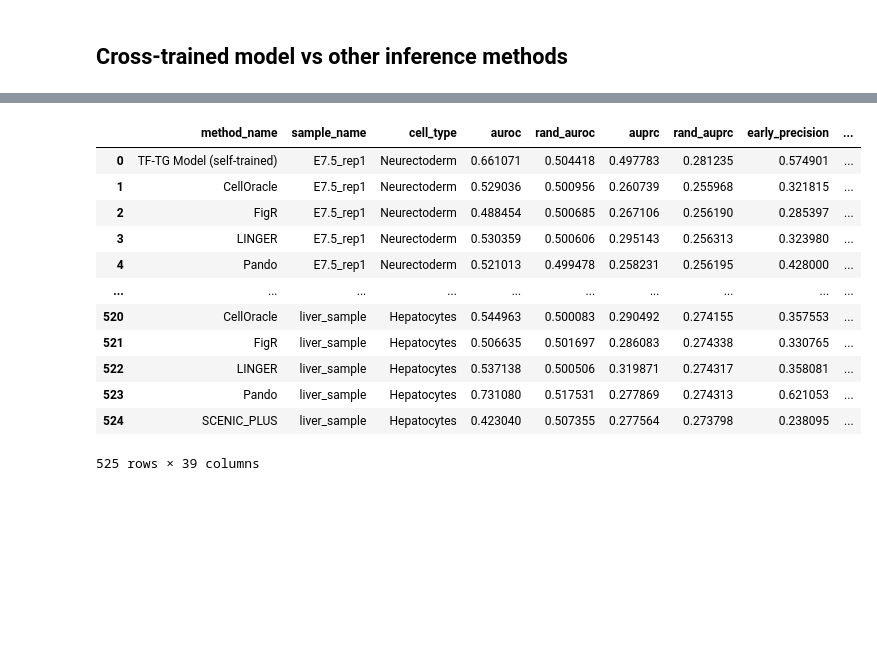
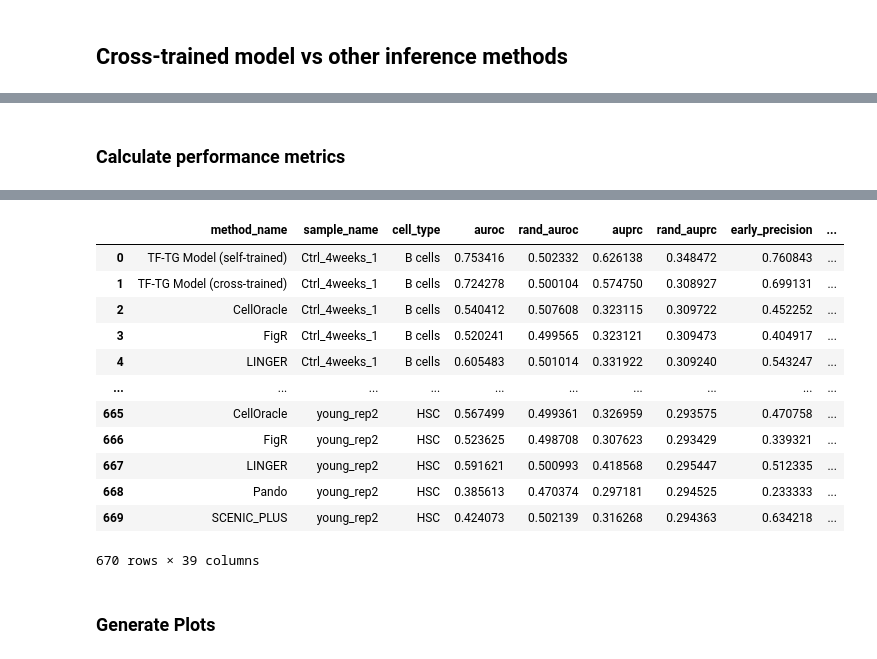
Before and after one commit to emoeller80281/Custom_GRN_Inference, a Jupyter notebook: TETHER/scripts/celltype_model_evaluation.ipynb, the cells around one changed output, grey strips where cells are left out. Drawn from its saved outputs; the diff is of its cells as text; code cells hidden in the pictures; blank space fills up the shorter version.

```diff
--- a/TETHER/scripts/celltype_model_evaluation.ipynb
+++ b/TETHER/scripts/celltype_model_evaluation.ipynb
@@ -615,30 +187,0 @@ def evaluate(model, loader, desc="Evaluating"):
-# %%
-species = "mm10"
-
-model_run_name = "celltype_joint_3899206_20261002_125300_917425"
-
-mm10_tf_dna_path = CHKPT_DIR / "new_tf_dna_models" / "mm10_3831017_epoch_12.ckpt"
-model_checkpoint = CHKPT_DIR / "celltype_tf_tg" / model_run_name / "checkpoints" / "last.ckpt"
-
-run_config = load_run_config(model_checkpoint)
-
-device = torch.device("cuda" if torch.cuda.is_available() else "cpu")
-
-tf_dna_input_cache_dir = PROJECT_DIR / "cached_data" / species / "tf_dna_cache"
-tf_embedding_cache_path = tf_dna_input_cache_dir / "tf_embeddings.pt"
-tf_mask_cache_path = tf_dna_input_cache_dir / "tf_masks.pt"
-
-tf_embeddings_tensor = torch.load(tf_embedding_cache_path, weights_only=True)
-tf_mask_tensor = torch.load(tf_mask_cache_path, weights_only=True)
-
-trained_model, trained_tf_peak_model = load_tf_tg_regulation_model(
-    tf_dna_model_path=mm10_tf_dna_path,
-    tf_tg_model_path=model_checkpoint,
-    tf_embeddings_tensor= tf_embeddings_tensor,
-    tf_mask_tensor= tf_mask_tensor,
-    compile_model=False,
-    device=device,
-    model_module=tf_to_tg_module,
-)
-
-trained_model
@@ -1518,3 +648,5 @@ TypeError: load_grns_from_model_run() missing 1 required positional argument: 't
+# %% [markdown]
+### Calculate performance metrics
 # %%
 from scipy.stats import hypergeom
 from sklearn.metrics import roc_auc_score
@@ -1831,13 +963,12 @@ DEFAULT_GENE_REF_FILES = {
     "mm10": "Mus_musculus.GRCm39.115.gtf.gz",
     "hg38": "Homo_sapiens.GRCh38.113.gtf.gz",
 }
-run_species = test_run_config["species"]
-gene_ref_file = test_run_config.get("gene_ref_file") or (
-    Path(test_run_config["data_dir"]) / "genome_data" / "genome_annotation"
-    / run_species / DEFAULT_GENE_REF_FILES[run_species]
+# All six runs use the default gene annotation (gene_ref_file is null in their configs).
+gene_ref_file = (
+    data_dir / "genome_data" / "genome_annotation" / species / DEFAULT_GENE_REF_FILES[species]
 )
 _, _, test_genes = split_genes_by_chromosome(
-    gene_ref_file, train_chroms=[], val_chroms=[], test_chroms=TEST_CHROMS[run_species],
+    gene_ref_file, train_chroms=[], val_chroms=[], test_chroms=TEST_CHROMS[species],
 )
 test_genes = set(test_genes)
 
@@ -1888,6 +1019,7 @@ for sample_name, celltype_dict in method_grn_dict.items():
 celltype_metrics_df = pd.concat(metric_frames, ignore_index=True)
 display(celltype_metrics_df)
 
-celltype_metrics_path = cache_dir / "celltype_metrics.tsv"
+# Saved next to the labeled GRN cache, with the same hash of the samples and model runs.
+celltype_metrics_path = testing_result_dir / f"celltype_metrics_{hash_key}.tsv"
 celltype_metrics_df.to_csv(celltype_metrics_path, sep="\t", index=False)
 # %% [output]
@@ -1899,16 +1031,18 @@ celltype_metrics_df.to_csv(celltype_metrics_path, sep="\t", index=False)
 |  | method_name | sample_name | cell_type | auroc | rand_auroc | auprc | rand_auprc | early_precision | ... |
-| 0 | TF-TG Model (self-trained) | E7.5_rep1 | Neurectoderm | 0.661071 | 0.504418 | 0.497783 | 0.281235 | 0.574901 | ... |
-| 1 | CellOracle | E7.5_rep1 | Neurectoderm | 0.529036 | 0.500956 | 0.260739 | 0.255968 | 0.321815 | ... |
-| 2 | FigR | E7.5_rep1 | Neurectoderm | 0.488454 | 0.500685 | 0.267106 | 0.256190 | 0.285397 | ... |
-| 3 | LINGER | E7.5_rep1 | Neurectoderm | 0.530359 | 0.500606 | 0.295143 | 0.256313 | 0.323980 | ... |
-| 4 | Pando | E7.5_rep1 | Neurectoderm | 0.521013 | 0.499478 | 0.258231 | 0.256195 | 0.428000 | ... |
+| 0 | TF-TG Model (self-trained) | Ctrl_4weeks_1 | B cells | 0.753416 | 0.502332 | 0.626138 | 0.348472 | 0.760843 | ... |
+| 1 | TF-TG Model (cross-trained) | Ctrl_4weeks_1 | B cells | 0.724278 | 0.500104 | 0.574750 | 0.308927 | 0.699131 | ... |
+| 2 | CellOracle | Ctrl_4weeks_1 | B cells | 0.540412 | 0.507608 | 0.323115 | 0.309722 | 0.452252 | ... |
+| 3 | FigR | Ctrl_4weeks_1 | B cells | 0.520241 | 0.499565 | 0.323121 | 0.309473 | 0.404917 | ... |
+| 4 | LINGER | Ctrl_4weeks_1 | B cells | 0.605483 | 0.501014 | 0.331922 | 0.309240 | 0.543247 | ... |
 | ... | ... | ... | ... | ... | ... | ... | ... | ... | ... |
-| 520 | CellOracle | liver_sample | Hepatocytes | 0.544963 | 0.500083 | 0.290492 | 0.274155 | 0.357553 | ... |
-| 521 | FigR | liver_sample | Hepatocytes | 0.506635 | 0.501697 | 0.286083 | 0.274338 | 0.330765 | ... |
-| 522 | LINGER | liver_sample | Hepatocytes | 0.537138 | 0.500506 | 0.319871 | 0.274317 | 0.358081 | ... |
-| 523 | Pando | liver_sample | Hepatocytes | 0.731080 | 0.517531 | 0.277869 | 0.274313 | 0.621053 | ... |
-| 524 | SCENIC_PLUS | liver_sample | Hepatocytes | 0.423040 | 0.507355 | 0.277564 | 0.273798 | 0.238095 | ... |
+| 665 | CellOracle | young_rep2 | HSC | 0.567499 | 0.499361 | 0.326959 | 0.293575 | 0.470758 | ... |
+| 666 | FigR | young_rep2 | HSC | 0.523625 | 0.498708 | 0.307623 | 0.293429 | 0.339321 | ... |
+| 667 | LINGER | young_rep2 | HSC | 0.591621 | 0.500993 | 0.418568 | 0.295447 | 0.512335 | ... |
+| 668 | Pando | young_rep2 | HSC | 0.385613 | 0.470374 | 0.297181 | 0.294525 | 0.233333 | ... |
+| 669 | SCENIC_PLUS | young_rep2 | HSC | 0.424073 | 0.502139 | 0.316268 | 0.294363 | 0.634218 | ... |
-525 rows × 39 columns
+670 rows × 39 columns
+# %% [markdown]
+### Generate Plots
 # %%
 import matplotlib.pyplot as plt
 import matplotlib.patheffects as pe
```
Also changed, not shown: parts of 31 cells of this notebook, 12 other files.
